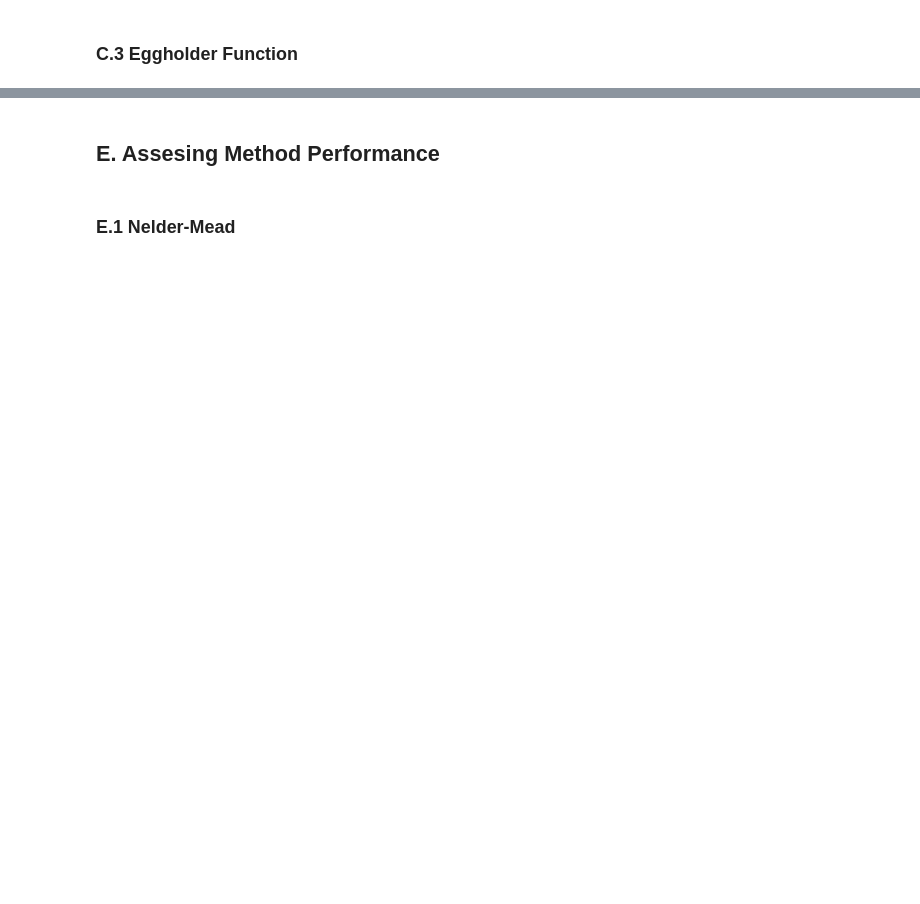
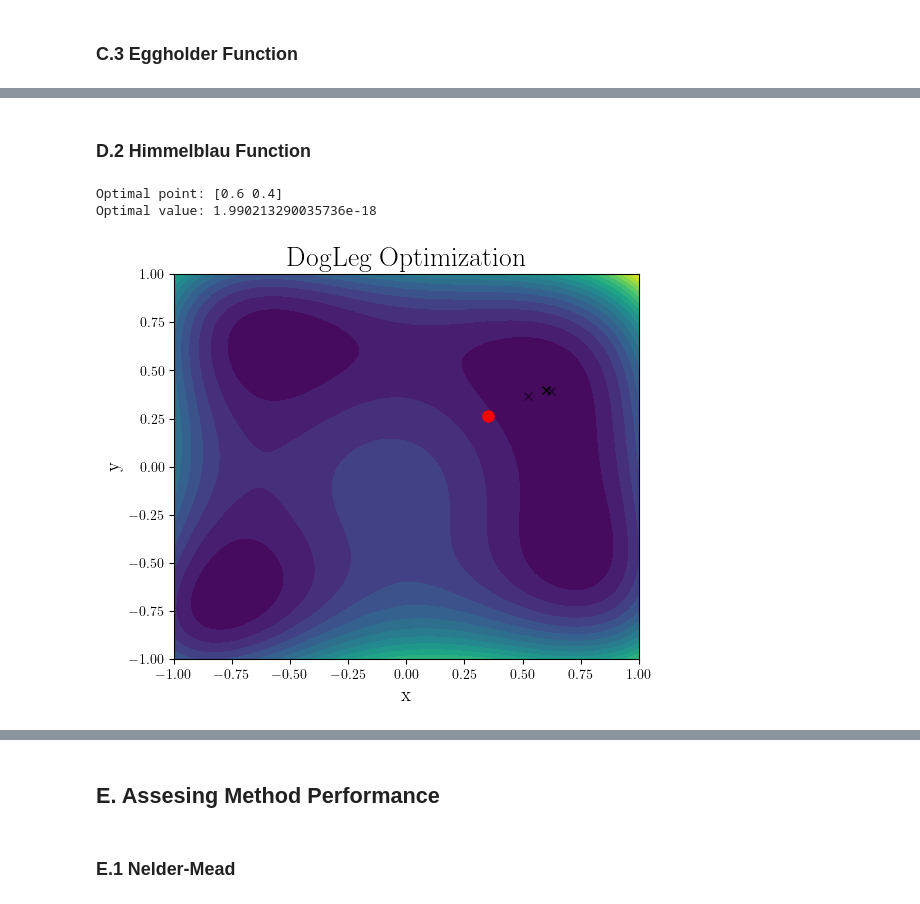
Before and after one commit to DrumJB/NumericalMinimization, a Jupyter notebook: Testing.ipynb, the cells around one changed output, grey strips where cells are left out. Cells and saved outputs as stored; diff of their text form; code cells hidden in the pictures; blank space fills up the shorter version.

```diff
--- a/Testing.ipynb
+++ b/Testing.ipynb
@@ -151,0 +180,8 @@ Optimal value: -715.9801136098888
+# %% [markdown]
+### D.2 Himmelblau Function
+# %%
+DL_test_plot_history(tf.HimmelblauFunction)
+# %% [output]
+Optimal point: [0.6 0.4]
+Optimal value: 1.990213290035736e-18
+[figure, added]
```
Also changed, not shown: parts of 21 cells of this notebook, 2 other files.
